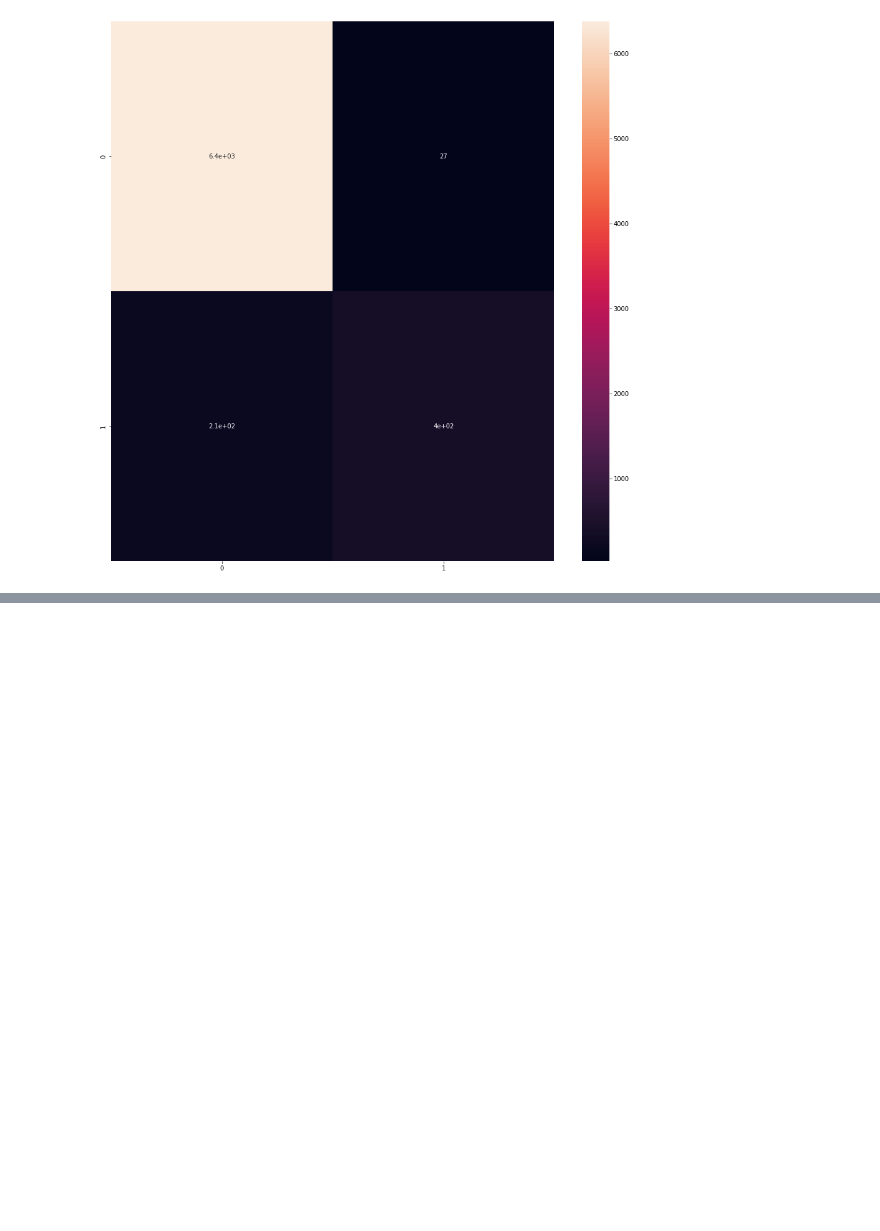
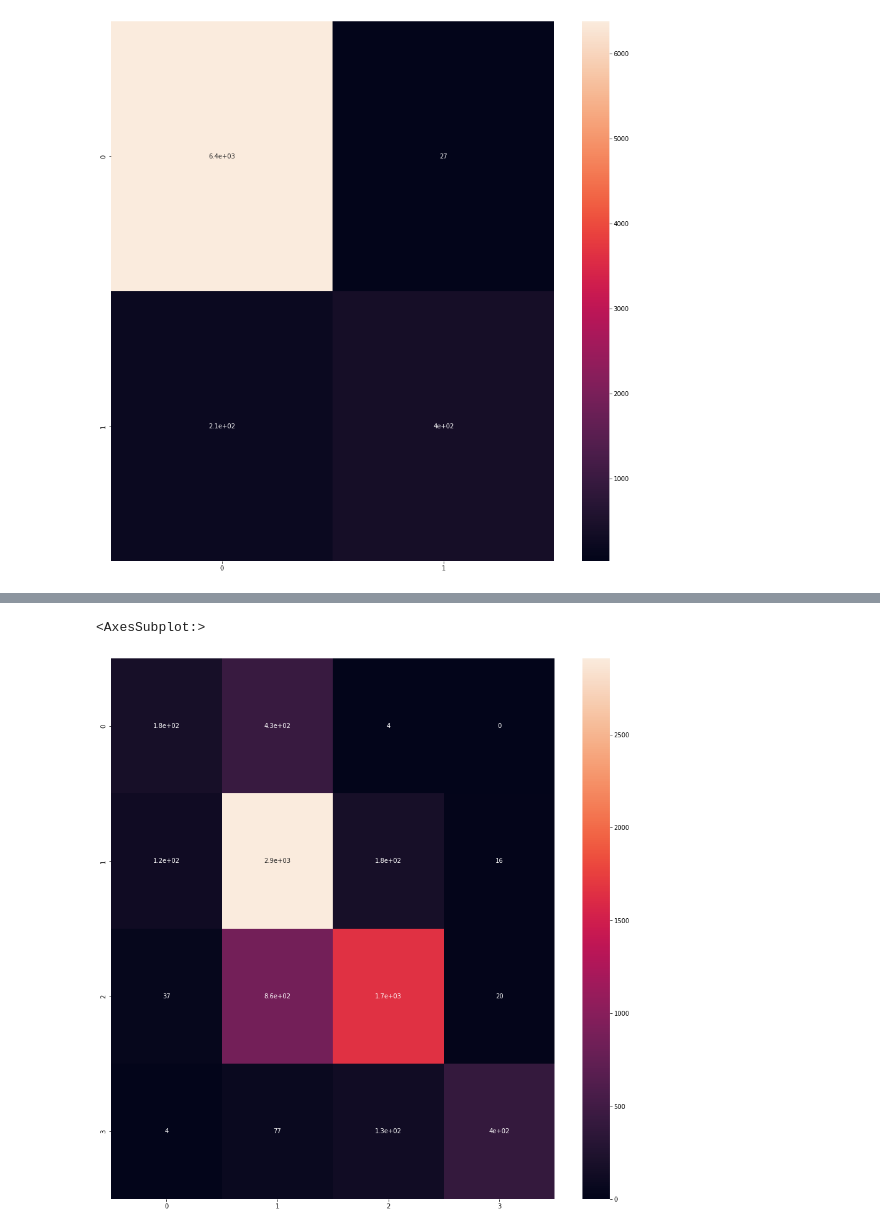
Before and after one commit to vs-sat-dev/Body-Performance, a Jupyter notebook: EDA/BodyPerformanceEDA.ipynb, the cells around one changed output, grey strips where cells are left out. Drawn from its saved outputs; the diff is of its cells as text; code cells hidden in the pictures; blank space fills up the shorter version.

```diff
--- a/EDA/BodyPerformanceEDA.ipynb
+++ b/EDA/BodyPerformanceEDA.ipynb
@@ -677,0 +680,4 @@ sns.heatmap(conf_matrix, annot=True)
+# %%
+c_vs_all_preds
+c_vs_all_preds = np.where(c_vs_all_preds == 0.0, -1, c_vs_all_preds)
+c_vs_all_preds
@@ -677,0 +686,4 @@ sns.heatmap(conf_matrix, annot=True)
+# %%
+d_vs_all_preds
+d_vs_all_preds = np.where(d_vs_all_preds == 0.0, -1, d_vs_all_preds)
+d_vs_all_preds
@@ -677,0 +778,10 @@ sns.heatmap(conf_matrix, annot=True)
+# %%
+all_vs_all_preds = optuna_multiclass(new_df, f1_score)
+# %%
+a = np.expand_dims(a_vs_all_preds, axis=0)
+b = np.expand_dims(b_vs_all_preds, axis=0)
+c = np.expand_dims(c_vs_all_preds, axis=0)
+d = np.expand_dims(d_vs_all_preds, axis=0)
+targets = np.concatenate([a, b, c, d], axis=0).T
+targets = targets + all_vs_all_preds
+targets
@@ -677,0 +796,8 @@ sns.heatmap(conf_matrix, annot=True)
+# %%
+target_preds = np.argmax(targets, axis=1)
+conf_matrix = confusion_matrix(new_df['class'], target_preds)
+fig, ax = plt.subplots(figsize=(16, 16))
+sns.heatmap(conf_matrix, annot=True)
+# %% [output]
+<AxesSubplot:>
+[figure, added]
```
Also changed, not shown: parts of 29 cells of this notebook.
